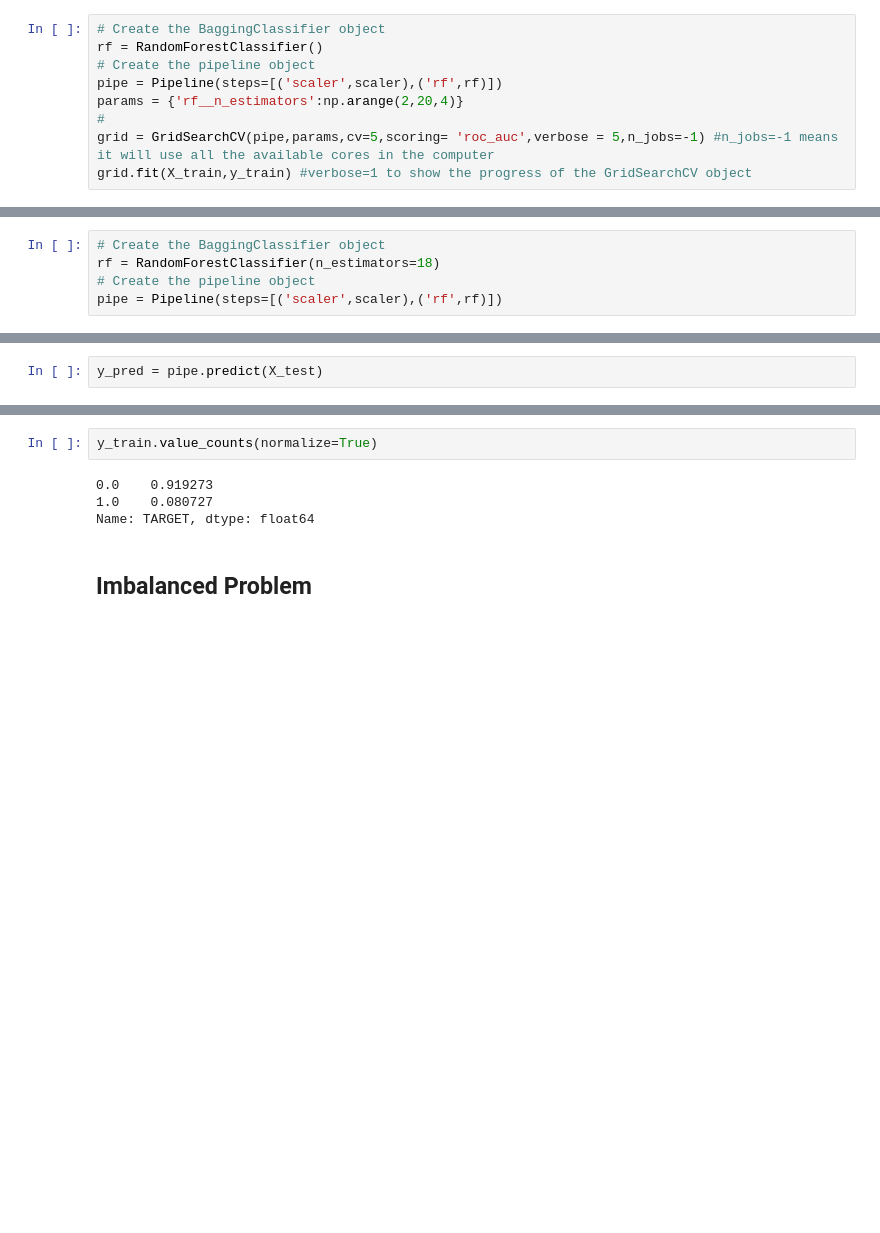
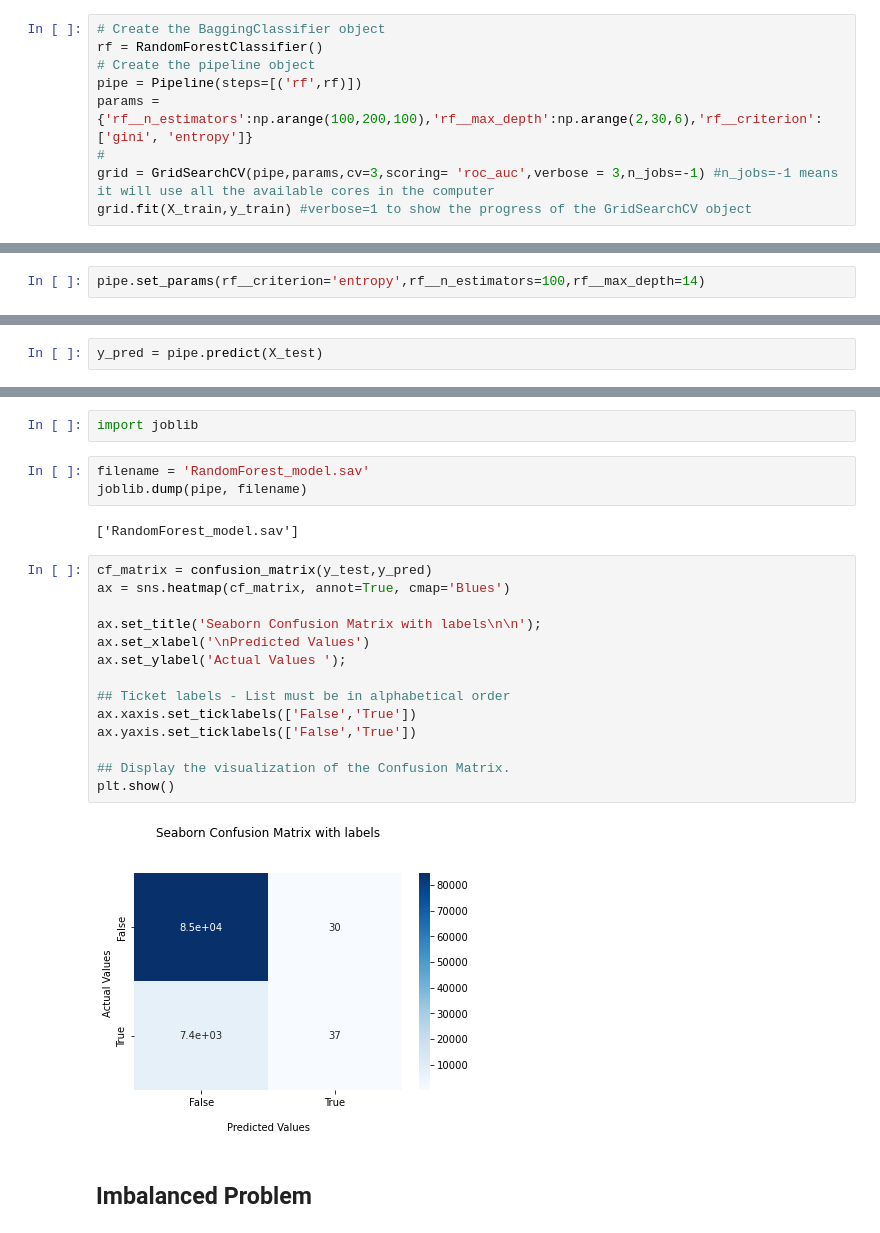
Before and after one commit to yybrother989/HomeCreditDefaultRisk, a Jupyter notebook: Bagging_Model.ipynb, the cells around one changed output, grey strips where cells are left out. Cells and saved outputs as stored; diff of their text form; blank space fills up the shorter version.

Commit message:
Update model files

```diff
--- a/Bagging_Model.ipynb
+++ b/Bagging_Model.ipynb
@@ -50,9 +50,9 @@ scaler = StandardScaler()
 # Create the BaggingClassifier object
 rf = RandomForestClassifier()
 # Create the pipeline object
-pipe = Pipeline(steps=[('scaler',scaler),('rf',rf)])
-params = {'rf__n_estimators':np.arange(2,20,4)}
+pipe = Pipeline(steps=[('rf',rf)])
+params = {'rf__n_estimators':np.arange(100,200,100),'rf__max_depth':np.arange(2,30,6),'rf__criterion':['gini', 'entropy']}
 #
-grid = GridSearchCV(pipe,params,cv=5,scoring= 'roc_auc',verbose = 5,n_jobs=-1) #n_jobs=-1 means it will use all the available cores in the computer
+grid = GridSearchCV(pipe,params,cv=3,scoring= 'roc_auc',verbose = 3,n_jobs=-1) #n_jobs=-1 means it will use all the available cores in the computer
 grid.fit(X_train,y_train) #verbose=1 to show the progress of the GridSearchCV object
 # %% [output]
@@ -72,5 +72,2 @@ Pipeline(steps=[('scaler', StandardScaler()),
-# %%
-# Create the BaggingClassifier object
-rf = RandomForestClassifier(n_estimators=18)
-# Create the pipeline object
-pipe = Pipeline(steps=[('scaler',scaler),('rf',rf)])
+# %%
+pipe.set_params(rf__criterion='entropy',rf__n_estimators=100,rf__max_depth=14)
@@ -99,8 +95,25 @@ weighted avg       0.88      0.92      0.88     61503
-# %%
-y_train.value_counts(normalize=True)
-# %% [output]
-0.0    0.919273
-1.0    0.080727
-Name: TARGET, dtype: float64
+# %%
+import joblib
+# %%
+filename = 'RandomForest_model.sav'
+joblib.dump(pipe, filename)
+# %% [output]
+['RandomForest_model.sav']
+# %%
+cf_matrix = confusion_matrix(y_test,y_pred)
+ax = sns.heatmap(cf_matrix, annot=True, cmap='Blues')
+
+ax.set_title('Seaborn Confusion Matrix with labels\n\n');
+ax.set_xlabel('\nPredicted Values')
+ax.set_ylabel('Actual Values ');
+
+## Ticket labels - List must be in alphabetical order
+ax.xaxis.set_ticklabels(['False','True'])
+ax.yaxis.set_ticklabels(['False','True'])
+
+## Display the visualization of the Confusion Matrix.
+plt.show()
+# %% [output]
+[figure, added]
 # %% [markdown]
 ## Imbalanced Problem
```
Also changed, not shown: parts of 33 cells of this notebook.
